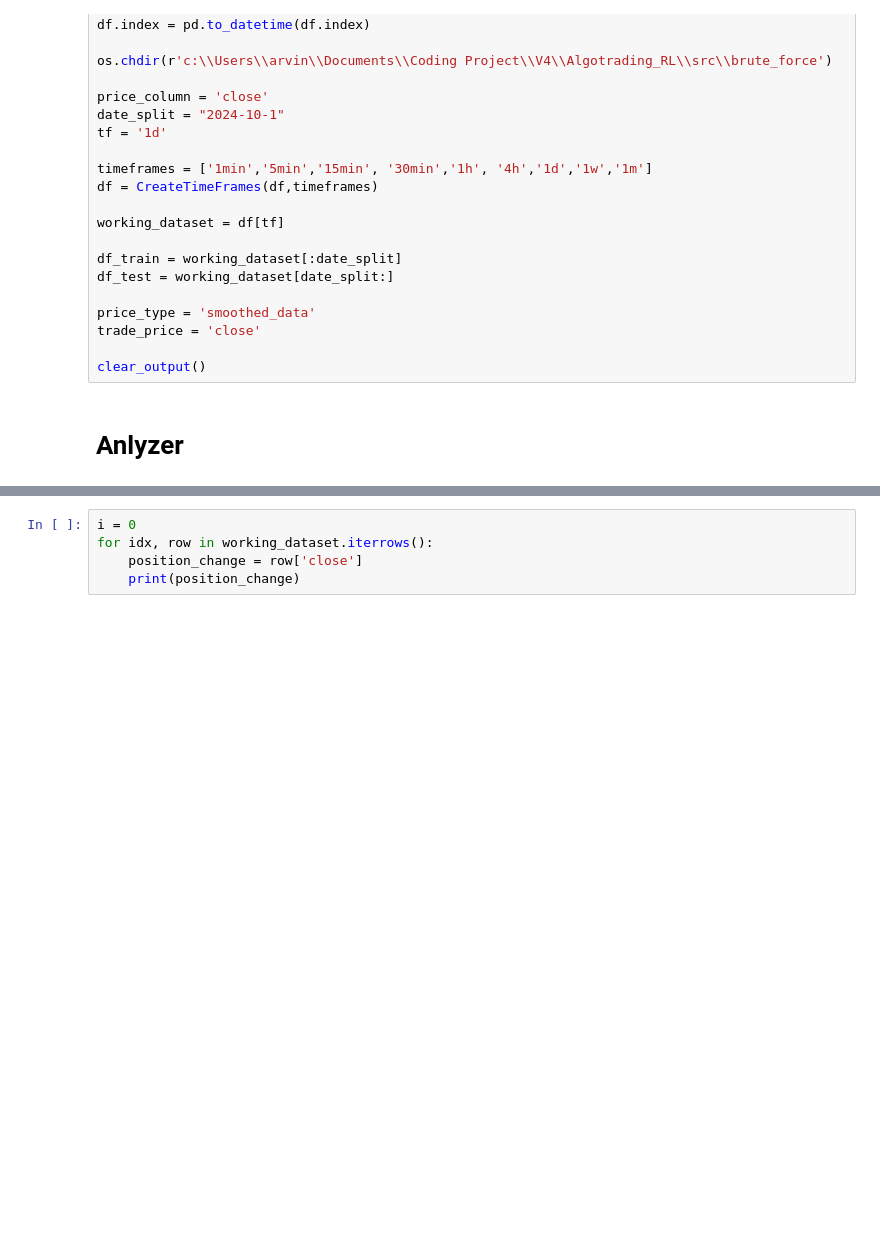
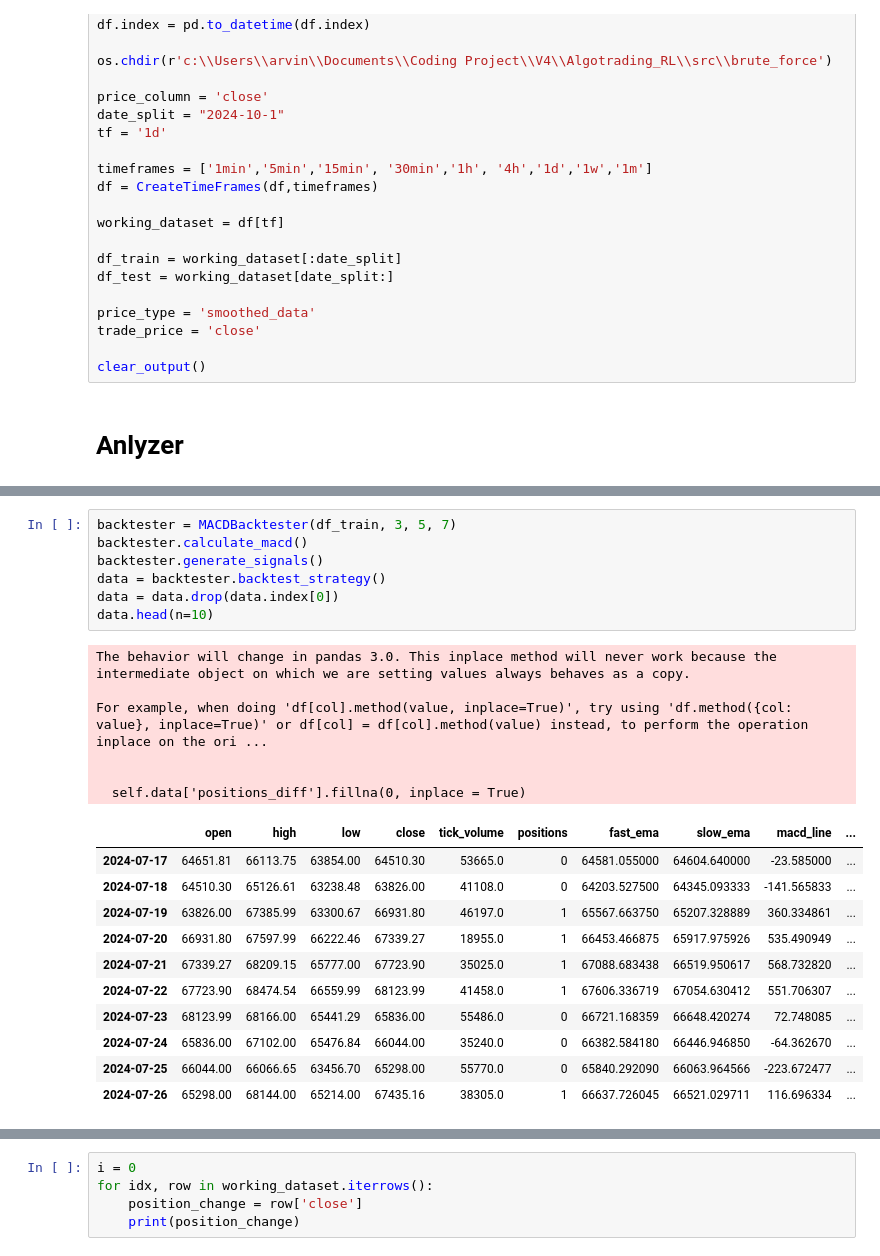
Before and after one commit to ArvinEsfandiari/RevIN-MACD-CNNxLSTM, a Jupyter notebook: src/brute_force/trade_analyzer.ipynb, the cells around one changed output, grey strips where cells are left out. Saved outputs shown, nothing was run; the diff lists cells and outputs as text; blank space fills up the shorter version.

```diff
--- a/src/brute_force/trade_analyzer.ipynb
+++ b/src/brute_force/trade_analyzer.ipynb
@@ -184,0 +297,25 @@ class MACDBacktester:
+# %%
+backtester = MACDBacktester(df_train, 3, 5, 7)
+backtester.calculate_macd()
+backtester.generate_signals()
+data = backtester.backtest_strategy()
+data = data.drop(data.index[0])
+data.head(n=10)
+# %% [output]
+The behavior will change in pandas 3.0. This inplace method will never work because the intermediate object on which we are setting values always behaves as a copy.
+
+For example, when doing 'df[col].method(value, inplace=True)', try using 'df.method({col: value}, inplace=True)' or df[col] = df[col].method(value) instead, to perform the operation inplace on the ori ...
+
+
+  self.data['positions_diff'].fillna(0, inplace = True)
+|  | open | high | low | close | tick_volume | positions | fast_ema | slow_ema | macd_line | ... |
+| 2024-07-17 | 64651.81 | 66113.75 | 63854.00 | 64510.30 | 53665.0 | 0 | 64581.055000 | 64604.640000 | -23.585000 | ... |
+| 2024-07-18 | 64510.30 | 65126.61 | 63238.48 | 63826.00 | 41108.0 | 0 | 64203.527500 | 64345.093333 | -141.565833 | ... |
+| 2024-07-19 | 63826.00 | 67385.99 | 63300.67 | 66931.80 | 46197.0 | 1 | 65567.663750 | 65207.328889 | 360.334861 | ... |
+| 2024-07-20 | 66931.80 | 67597.99 | 66222.46 | 67339.27 | 18955.0 | 1 | 66453.466875 | 65917.975926 | 535.490949 | ... |
+| 2024-07-21 | 67339.27 | 68209.15 | 65777.00 | 67723.90 | 35025.0 | 1 | 67088.683438 | 66519.950617 | 568.732820 | ... |
+| 2024-07-22 | 67723.90 | 68474.54 | 66559.99 | 68123.99 | 41458.0 | 1 | 67606.336719 | 67054.630412 | 551.706307 | ... |
+| 2024-07-23 | 68123.99 | 68166.00 | 65441.29 | 65836.00 | 55486.0 | 0 | 66721.168359 | 66648.420274 | 72.748085 | ... |
+| 2024-07-24 | 65836.00 | 67102.00 | 65476.84 | 66044.00 | 35240.0 | 0 | 66382.584180 | 66446.946850 | -64.362670 | ... |
+| 2024-07-25 | 66044.00 | 66066.65 | 63456.70 | 65298.00 | 55770.0 | 0 | 65840.292090 | 66063.964566 | -223.672477 | ... |
+| 2024-07-26 | 65298.00 | 68144.00 | 65214.00 | 67435.16 | 38305.0 | 1 | 66637.726045 | 66521.029711 | 116.696334 | ... |
```
Also changed, not shown: parts of 5 cells of this notebook, 1 other file.
